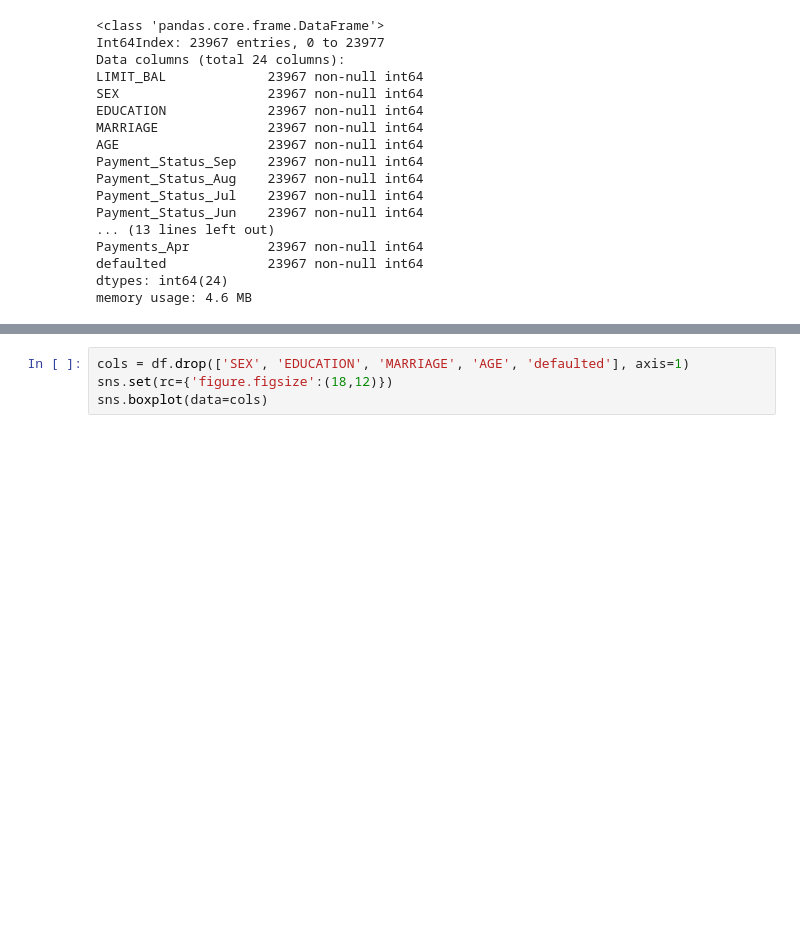
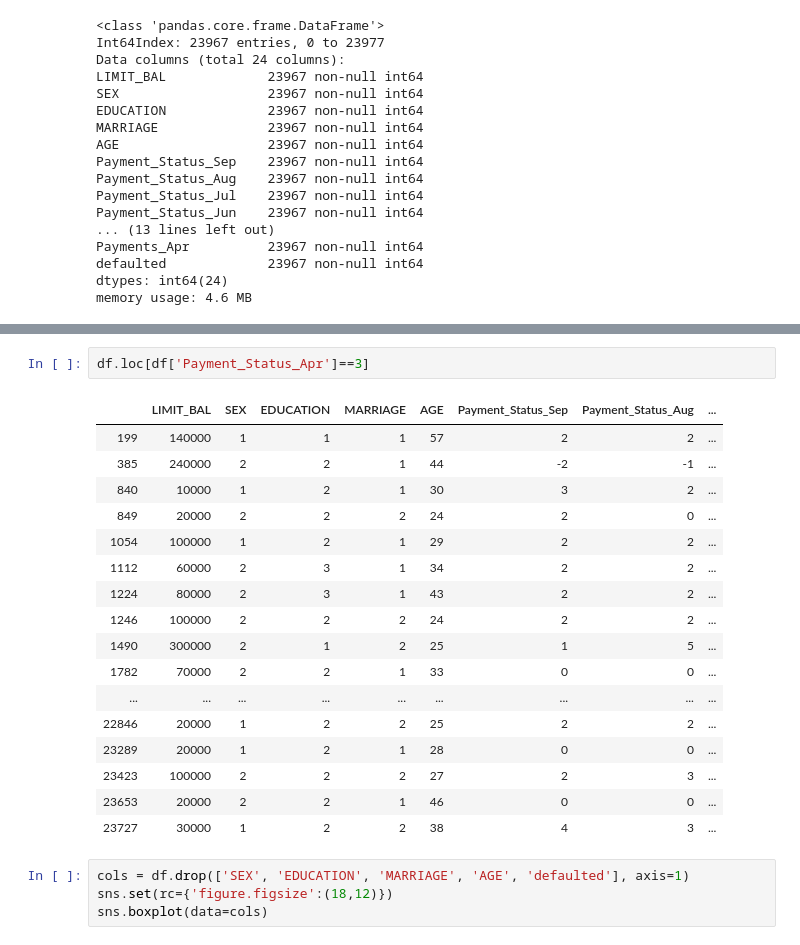
Before and after one commit to jmcneilkeller/Taiwanese_Credit_Card_Defaul, a Jupyter notebook: Taiwan_Repaired.ipynb, the cells around one changed output, grey strips where cells are left out. Cells and saved outputs as stored; diff of their text form; blank space fills up the shorter version.

```diff
--- a/Taiwan_Repaired.ipynb
+++ b/Taiwan_Repaired.ipynb
@@ -387,3 +393,23 @@ memory usage: 4.6 MB
+# %%
+df.loc[df['Payment_Status_Apr']==3]
+# %% [output]
+|  | LIMIT_BAL | SEX | EDUCATION | MARRIAGE | AGE | Payment_Status_Sep | Payment_Status_Aug | ... |
+| 199 | 140000 | 1 | 1 | 1 | 57 | 2 | 2 | ... |
+| 385 | 240000 | 2 | 2 | 1 | 44 | -2 | -1 | ... |
+| 840 | 10000 | 1 | 2 | 1 | 30 | 3 | 2 | ... |
+| 849 | 20000 | 2 | 2 | 2 | 24 | 2 | 0 | ... |
+| 1054 | 100000 | 1 | 2 | 1 | 29 | 2 | 2 | ... |
+| 1112 | 60000 | 2 | 3 | 1 | 34 | 2 | 2 | ... |
+| 1224 | 80000 | 2 | 3 | 1 | 43 | 2 | 2 | ... |
+| 1246 | 100000 | 2 | 2 | 2 | 24 | 2 | 2 | ... |
+| 1490 | 300000 | 2 | 1 | 2 | 25 | 1 | 5 | ... |
+| 1782 | 70000 | 2 | 2 | 1 | 33 | 0 | 0 | ... |
+| ... | ... | ... | ... | ... | ... | ... | ... | ... |
+| 22846 | 20000 | 1 | 2 | 2 | 25 | 2 | 2 | ... |
+| 23289 | 20000 | 1 | 2 | 1 | 28 | 0 | 0 | ... |
+| 23423 | 100000 | 2 | 2 | 2 | 27 | 2 | 3 | ... |
+| 23653 | 20000 | 2 | 2 | 1 | 46 | 0 | 0 | ... |
+| 23727 | 30000 | 1 | 2 | 2 | 38 | 4 | 3 | ... |
 # %%
 cols = df.drop(['SEX', 'EDUCATION', 'MARRIAGE', 'AGE', 'defaulted'], axis=1)
 sns.set(rc={'figure.figsize':(18,12)})
```
Also changed, not shown: parts of 1 cell of this notebook.
